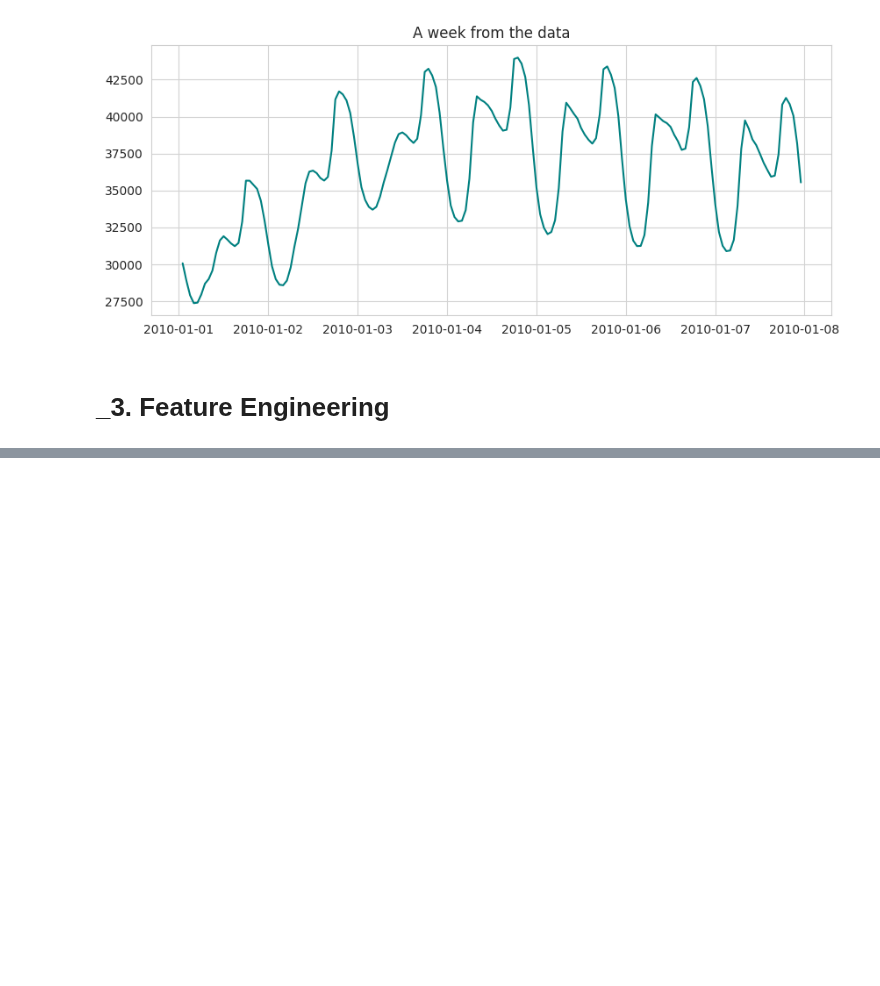
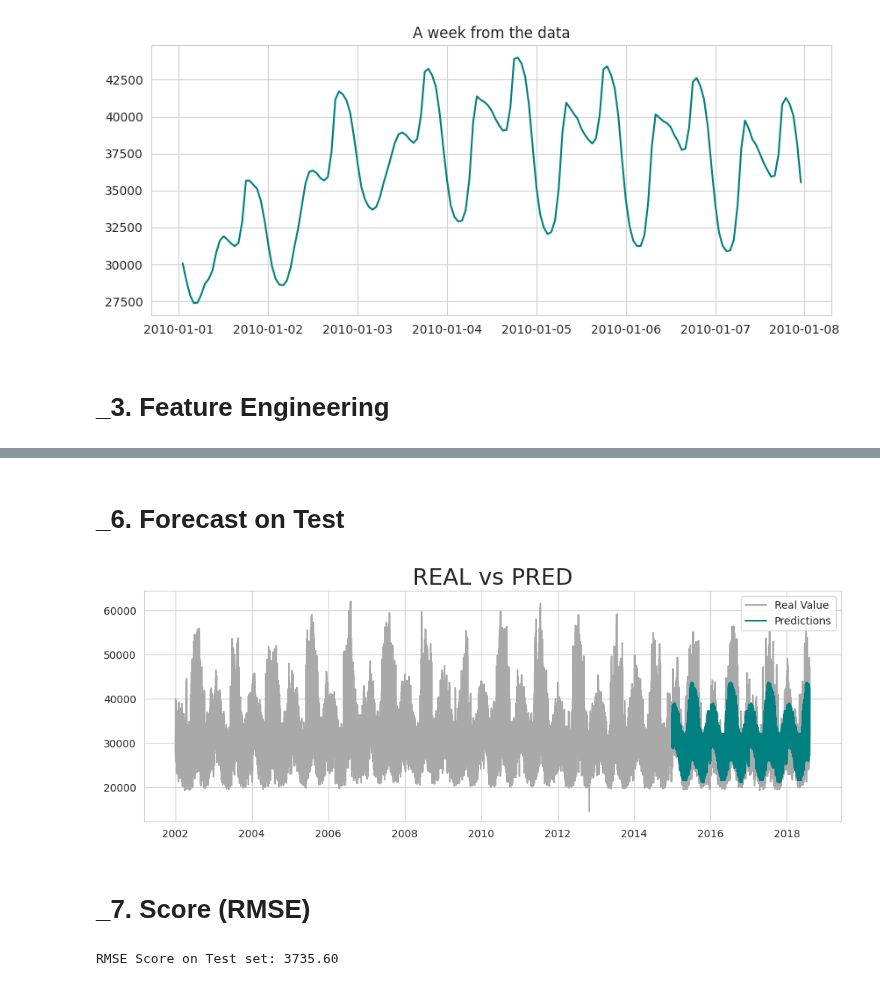
Before and after one commit to mohamedyosef101/learning_area, a Jupyter notebook: Time Series/energy_consumption.ipynb, the cells around one changed output, grey strips where cells are left out. Saved outputs shown, nothing was run; the diff lists cells and outputs as text; code cells hidden in the pictures; blank space fills up the shorter version.

```diff
--- a/Time Series/energy_consumption.ipynb
+++ b/Time Series/energy_consumption.ipynb
@@ -138,0 +202,22 @@ plt.show()
+# %% [markdown]
+# _6. Forecast on Test
+# %%
+test['prediction'] = reg.predict(X_test)
+
+data = data.merge(test[['prediction']], how='left',
+                  left_index=True, right_index=True)
+plt.figure(figsize=(12, 4))
+plt.plot(data.target, color='darkgray', label='Real Value')
+plt.plot(data.prediction, color='teal', label='Predictions')
+plt.title("REAL vs PRED", fontsize=22)
+plt.legend(loc='best')
+plt.show()
+# %% [output]
+[figure, added]
+# %% [markdown]
+# _7. Score (RMSE)
+# %%
+score = np.sqrt(mse(test.target, test.prediction))
+print(f'RMSE Score on Test set: {score:0.2f}')
+# %% [output]
+RMSE Score on Test set: 3735.60
```
Also changed, not shown: parts of 8 cells of this notebook.
